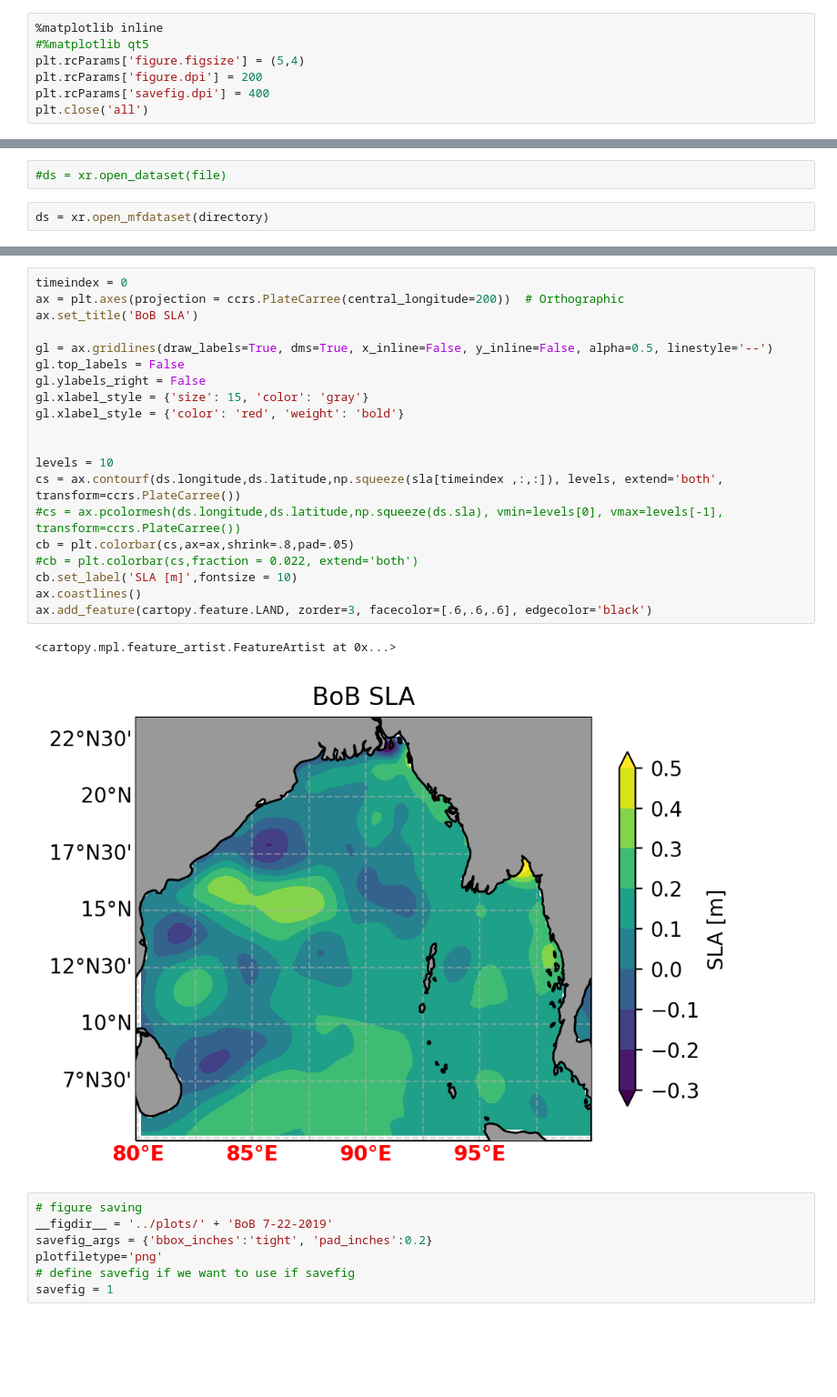
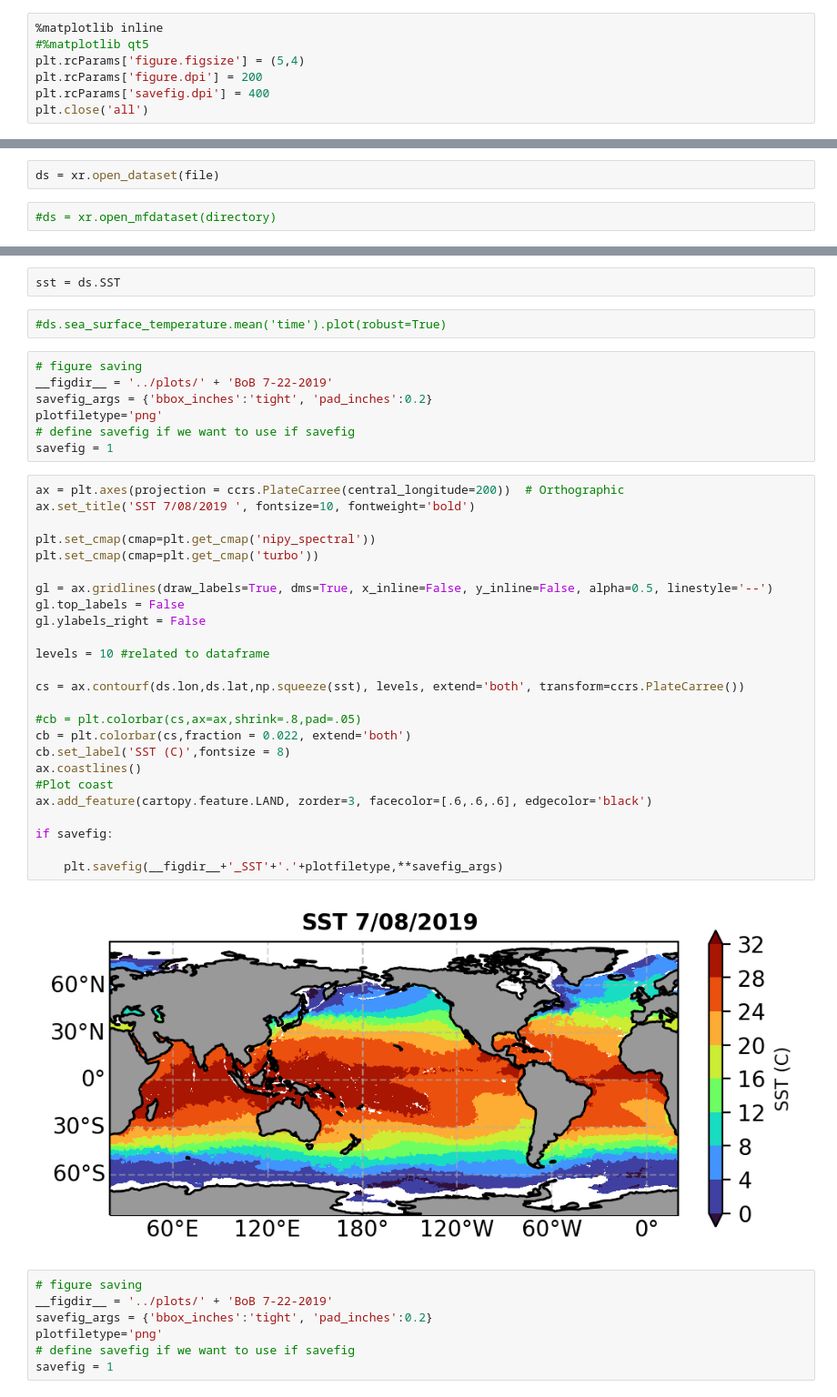
Before and after one commit to jtomfarrar/satellite_python_2022, a Jupyter notebook: notebooks/Multi-files.ipynb, the cells around one changed output, grey strips where cells are left out. Shown at 91% size. Saved outputs shown, nothing was run; the diff lists cells and outputs as text; blank space fills up the shorter version.

```diff
--- a/notebooks/Multi-files.ipynb
+++ b/notebooks/Multi-files.ipynb
@@ -52,7 +54,7 @@ directory = '../Data1/*.nc'
 # %%
-#ds = xr.open_dataset(file)
+ds = xr.open_dataset(file)
 # %%
-ds = xr.open_mfdataset(directory)
+#ds = xr.open_mfdataset(directory)
 # %%
 ds
 # %% [output]
@@ -129,26 +80,41 @@ sla = ds.sla
+# %%
+sst = ds.SST
+# %%
+#ds.sea_surface_temperature.mean('time').plot(robust=True)
+# %%
+# figure saving
+__figdir__ = '../plots/' + 'BoB 7-22-2019'
+savefig_args = {'bbox_inches':'tight', 'pad_inches':0.2}
+plotfiletype='png'
+# define savefig if we want to use if savefig
+savefig = 1
 # %%
-timeindex = 0
 ax = plt.axes(projection = ccrs.PlateCarree(central_longitude=200))  # Orthographic
-ax.set_title('BoB SLA')
+ax.set_title('SST 7/08/2019 ', fontsize=10, fontweight='bold')
+
+plt.set_cmap(cmap=plt.get_cmap('nipy_spectral'))
+plt.set_cmap(cmap=plt.get_cmap('turbo'))
 
 gl = ax.gridlines(draw_labels=True, dms=True, x_inline=False, y_inline=False, alpha=0.5, linestyle='--')
 gl.top_labels = False
 gl.ylabels_right = False
-gl.xlabel_style = {'size': 15, 'color': 'gray'}
-gl.xlabel_style = {'color': 'red', 'weight': 'bold'}
 
+levels = 10 #related to dataframe
 
-levels = 10
-cs = ax.contourf(ds.longitude,ds.latitude,np.squeeze(sla[timeindex ,:,:]), levels, extend='both', transform=ccrs.PlateCarree())
-#cs = ax.pcolormesh(ds.longitude,ds.latitude,np.squeeze(ds.sla), vmin=levels[0], vmax=levels[-1], transform=ccrs.PlateCarree())
-cb = plt.colorbar(cs,ax=ax,shrink=.8,pad=.05)
-#cb = plt.colorbar(cs,fraction = 0.022, extend='both')
-cb.set_label('SLA [m]',fontsize = 10)
+cs = ax.contourf(ds.lon,ds.lat,np.squeeze(sst), levels, extend='both', transform=ccrs.PlateCarree())
+
+#cb = plt.colorbar(cs,ax=ax,shrink=.8,pad=.05)
+cb = plt.colorbar(cs,fraction = 0.022, extend='both')
+cb.set_label('SST (C)',fontsize = 8)
 ax.coastlines()
+#Plot coast
 ax.add_feature(cartopy.feature.LAND, zorder=3, facecolor=[.6,.6,.6], edgecolor='black')
+
+if savefig:
+
+    plt.savefig(__figdir__+'_SST'+'.'+plotfiletype,**savefig_args)
 # %% [output]
-<cartopy.mpl.feature_artist.FeatureArtist at 0x...>
-[figure, old version]
+[figure, new version]
 # %%
 # figure saving
 __figdir__ = '../plots/' + 'BoB 7-22-2019'
```
Also changed, not shown: parts of 5 cells of this notebook, 16 other files.
